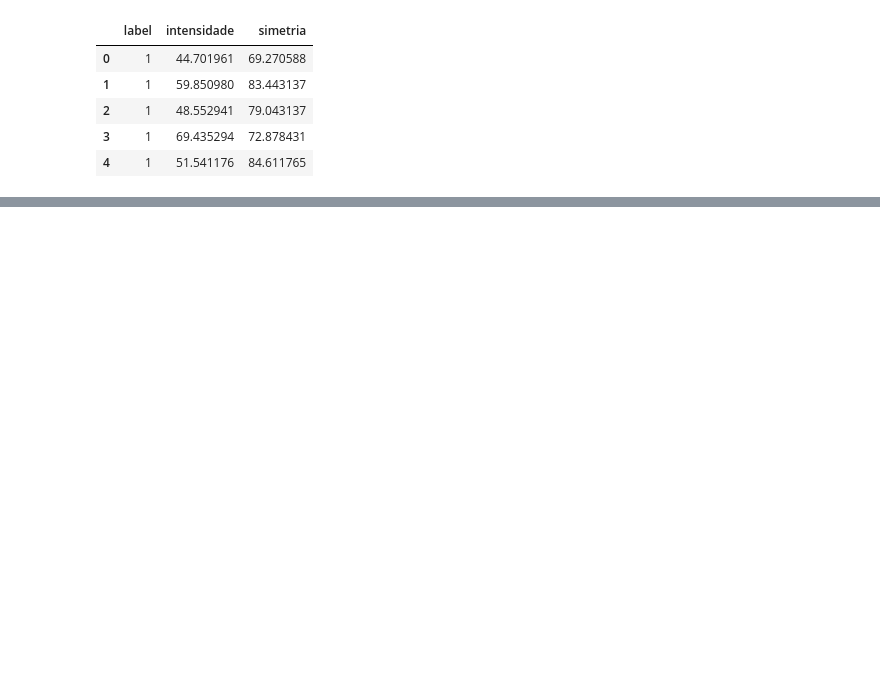
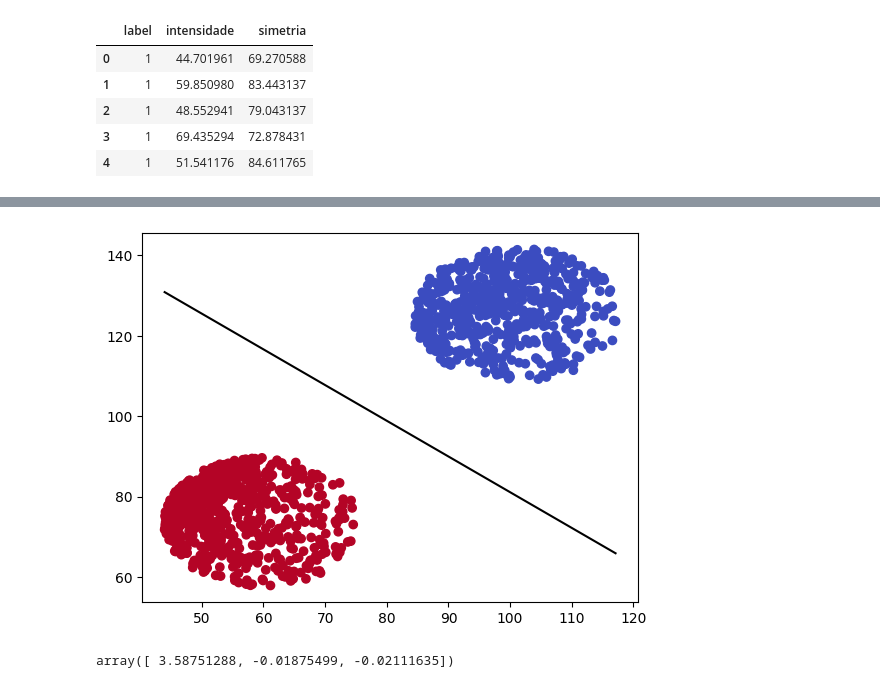
Before and after one commit to mariabandeira/Reconhecimento-de-Digitos, a Jupyter notebook: MiniProjeto_ML.ipynb, the cells around one changed output, grey strips where cells are left out. Saved outputs shown, nothing was run; the diff lists cells and outputs as text; code cells hidden in the pictures; blank space fills up the shorter version.

```diff
--- a/MiniProjeto_ML.ipynb
+++ b/MiniProjeto_ML.ipynb
@@ -284,0 +342,5 @@ plt.show()
+# %%
+X_train1x5 = np.hstack((np.ones((len(X_train1x5), 1)), X_train1x5))
+# %%
+pla = PocketPLA()
+pla.execute(X_train1x5, y_train1x5)
@@ -284,0 +353,12 @@ plt.show()
+# %%
+plt.scatter(X_train1x5[:, 1], X_train1x5[:, 2], c=y_train1x5, cmap='coolwarm')
+x = np.linspace(xmin, xmax, 100)
+y = pla.getOriginalY(x)
+plt.plot(x, y, color='black')
+plt.show()
+# %% [output]
+[figure, added]
+# %%
+pla.get_w()
+# %% [output]
+array([ 3.58751288, -0.01875499, -0.02111635])
```
Also changed, not shown: parts of 17 cells of this notebook.
